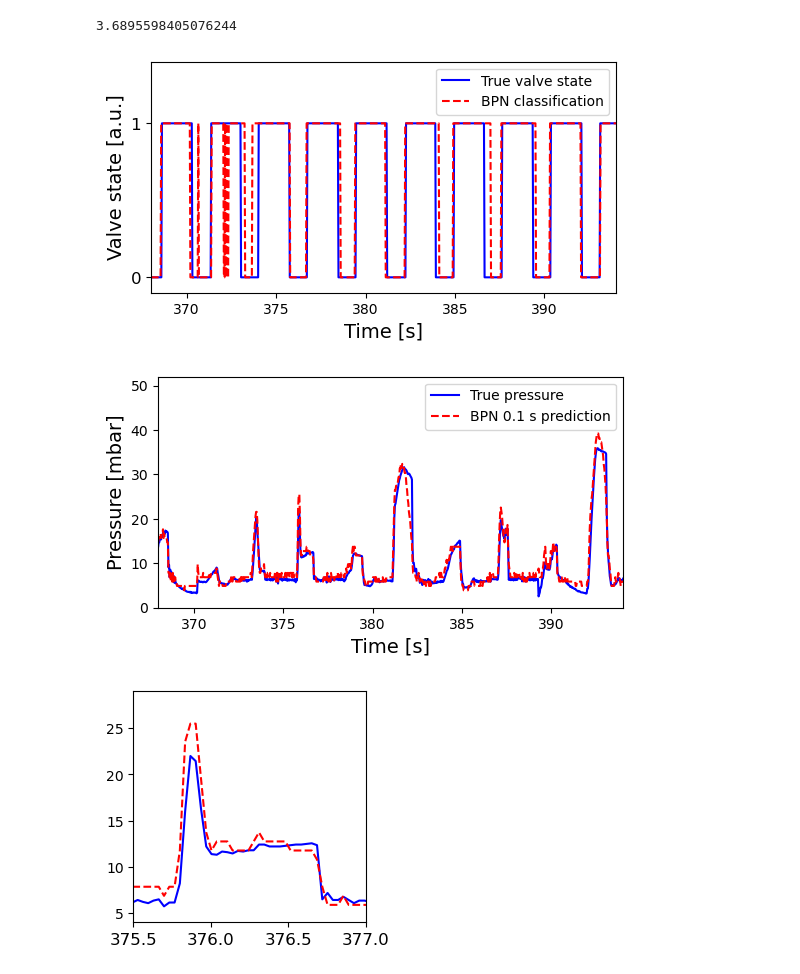
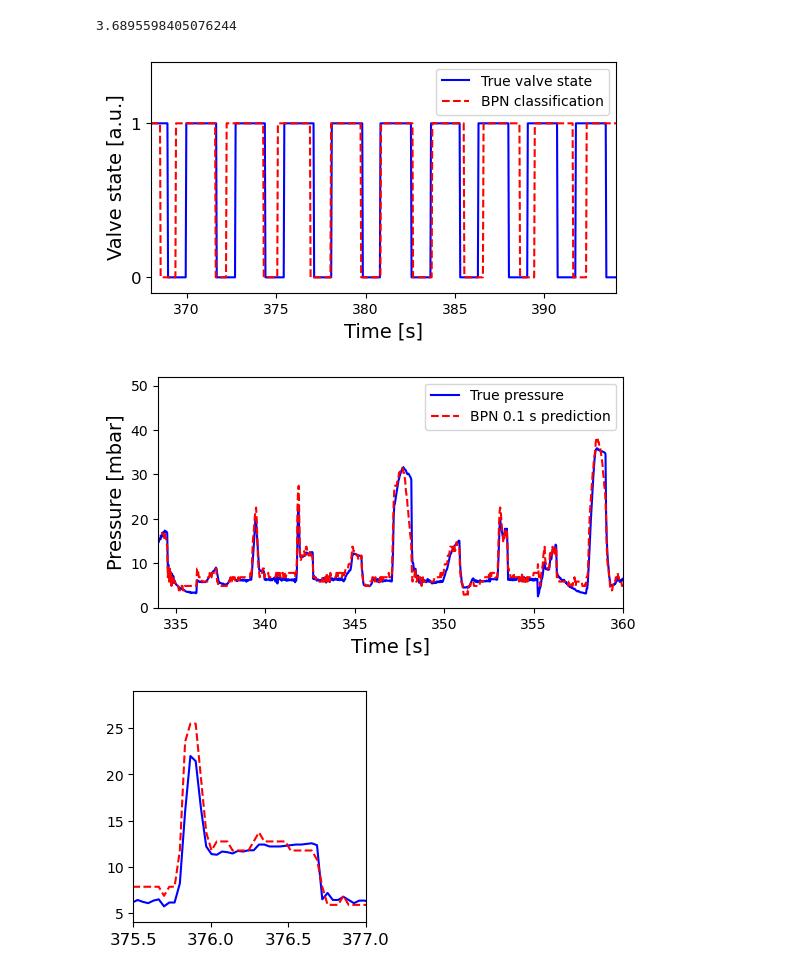
Before and after one commit to TMKamsma/Pyontronics, a Jupyter notebook: demo.ipynb, the cells around one changed output. Saved outputs shown, nothing was run; the diff lists cells and outputs as text; code cells hidden in the pictures.

Commit message:
fix and expand washout implementation

```diff
--- a/demo.ipynb
+++ b/demo.ipynb
@@ -101,6 +104,6 @@ test_targets = targets_test[:test_len]
 # %%
 mse_mean = 0
-test_num = 1
+test_num = 20
 for i in range(test_num):
     esn = EchoStateNetwork(
         input_dim=1,
@@ -110,13 +113,14 @@ for i in range(test_num):
         step_size=mg_dt,
         time_scale=1/0.44,
         spectral_radius=0.95,
-        sparsity=0.75,
-        input_scaling=0.5,
+        sparsity=0.95,
+        input_scaling=0.45,
         regularization=1e-6,
         washout = 100,
         activation=ginf_activator.activate,
         guarantee_ESP=False,
         progress_bar=False,
+        weight_seed = i,
     )
 
     # Train on first part of series
@@ -126,7 +130,7 @@ for i in range(test_num):
     teacher_ratio = 0.25
     predictions_mg = esn.predict(test_inputs, teacher_ratio=teacher_ratio)
 
-    mse_mean += (test_targets[1083,0]-predictions_mg[1083,0])**2/test_num
+    mse_mean += (test_targets[1083,0]-predictions_mg[1083,0])**2/(test_num*test_var)
 
 # Calculate prediction error after network settled from np.zeroes initialization
 rmse_mean = np.sqrt(mse_mean)
@@ -356,6 +373,8 @@ test_y_uout = data[["u_out"]][split:].to_numpy()
 # %%
 mse_mean = 0
 test_num = 20
+washout_inf = 1000
+
 for i in range(test_num):
     esn = EchoStateNetwork(
         input_dim=train_x.shape[1],
@@ -368,7 +387,8 @@ for i in range(test_num):
         sparsity=0.017,
         input_scaling=0.11,
         regularization=1.69e-6,
-        washout = 100,
+        washout = 1000,
+        washout_inference = washout_inf,
         activation=ginf_activator.activate,
         guarantee_ESP=True,
         progress_bar=False,
@@ -378,7 +398,7 @@ for i in range(test_num):
 
     predictions = np.where(esn.predict(test_x_uout, teacher_ratio=1) < 0.5, 0, 1)
     #print(f"Test MSE: {mse(test_y_uout, predictions)}")
-    mse_mean += mse(test_y_uout, predictions)/test_num
+    mse_mean += mse(test_y_uout[washout_inf:], predictions)/test_num
 
 print(mse_mean)
 # %% [output]
@@ -387,6 +407,7 @@ print(mse_mean)
 test_num = 20
 mse_mean = 0
 mse_list = np.zeros(test_num)
+washout_inf = 1000
 
 for i in range(test_num):
     bpn = BandPassNetwork(
@@ -401,7 +422,8 @@ for i in range(test_num):
         sparsity=0.017,
         input_scaling=0.11,
         regularization=1.69e-6,
-        washout = 100,
+        washout = 1000,
+        washout_inference = washout_inf,
         activation=ginf_activator.activate,
         guarantee_ESP=True,
         progress_bar=False,
@@ -411,8 +433,8 @@ for i in range(test_num):
     predictions_uout = np.where(bpn.predict(test_x_uout, teacher_ratio=1) < 0.5, 0, 1)
     # predictions_uout = np.round(bpn.predict(test_x_uout, teacher_ratio=1),0)
     #print(f"Test MSE: {mse(test_y_uout, predictions_uout)}")
-    mse_list[i] = mse(test_y_uout, predictions_uout)
-    mse_mean += mse(test_y_uout, predictions_uout)/test_num
+    mse_list[i] = mse(test_y_uout[washout_inf:], predictions_uout)
+    mse_mean += mse(test_y_uout[washout_inf:], predictions_uout)/test_num
 
 print(min(mse_list))
 print(mse_mean)
@@ -426,4 +448,6 @@ visualize_reservoir(bpn)
 # %%
+washout_inf = 1000
+
 bpn = BandPassNetwork(
     input_dim=train_x.shape[1],
     reservoir_size=200,
@@ -437,6 +461,7 @@ bpn = BandPassNetwork(
     input_scaling=0.11,
     regularization=1.69e-6,
     washout = 1000,
+    washout_inference = washout_inf,
     activation=ginf_activator.activate,
     guarantee_ESP=True,
     progress_bar=True,
@@ -445,5 +470,5 @@ bpn = BandPassNetwork(
 bpn.fit(train_x, train_y)
 
 predictions_p = np.round(bpn.predict(test_x, teacher_ratio=1),0)
-print(f"Test RMSE: {np.sqrt(mse(test_y, predictions_p))}")
+print(f"Test RMSE: {np.sqrt(mse(test_y[washout_inf:], predictions_p))}")
 # %% [output]
@@ -489,31 +514,31 @@ print(0.1/(-np.pi*(R**2)*epsilon*0.980665*psi0*100*10**9/(eta*L)))
 3.6895598405076244
 # %%
 plt.figure(figsize=(6, 3))
-plt.plot(np.linspace(0, len(test_y_uout)*0.034035, len(test_y_uout)), test_y_uout,color='blue', label="True valve state")
-plt.plot(np.linspace(0, len(test_y[predict_steps:])*0.034035, len(test_y_uout)), predictions_uout,color='red', label="BPN classification", linestyle="--",)
+plt.plot(np.linspace(0, len(test_y_uout[washout_inf:])*0.034035, len(test_y_uout[washout_inf:])), test_y_uout[washout_inf:],color='blue', label="True valve state")
+plt.plot(np.linspace(0, len(test_y_uout[predict_steps:])*0.034035, len(test_y_uout[washout_inf:])), predictions_uout,color='red', label="BPN classification", linestyle="--",)
 plt.xlabel("Time [s]", fontsize=14)
 plt.ylabel("Valve state [a.u.]", fontsize=14)
 plt.yticks(np.arange(0,1.1,1),fontsize=12)
 plt.xlim(368,394)
 plt.ylim(-0.1,1.4)
 plt.legend()
 #plt.show()
 plt.savefig("output/ventilator_plot_uout.pdf",bbox_inches='tight')
 # %% [output]
-[figure, old version]
+[figure, new version]
 # %%
 plt.figure(figsize=(6, 3))
-plt.plot(np.linspace(0, len(test_y)*0.034035, len(test_y)), test_y*0.980665,color='blue', label="True pressure")
-plt.plot(np.linspace(0, len(test_y[predict_steps:])*0.034035, len(test_y[predict_steps:])), predictions_p[predict_steps:]*0.980665,color='red', label="BPN 0.1 s prediction", linestyle="--",)
+plt.plot(np.linspace(0, len(test_y[washout_inf:])*0.034035, len(test_y[washout_inf:])), test_y[washout_inf:]*0.980665,color='blue', label="True pressure")
+plt.plot(np.linspace(0, len(predictions_p[predict_steps:])*0.034035, len(predictions_p[predict_steps:])), predictions_p[predict_steps:]*0.980665,color='red', label="BPN 0.1 s prediction", linestyle="--",)
 plt.xlabel("Time [s]", fontsize=14)
 plt.ylabel("Pressure [mbar]", fontsize=14)
-plt.xlim(368,394)
+plt.xlim(334,360)
 plt.ylim(0, 52)
 plt.legend()
 #plt.show()
 plt.savefig("output/ventilator_plot_pressure.pdf",bbox_inches='tight')
 # %% [output]
-[figure, old version]
+[figure, new version]
 # %%
 plt.figure(figsize=(3, 3))
 plt.plot(np.linspace(0, len(test_y)*0.034035, len(test_y)), test_y*0.980665,color='blue')
```
Also changed, not shown: parts of 13 cells of this notebook, 10 other files.
